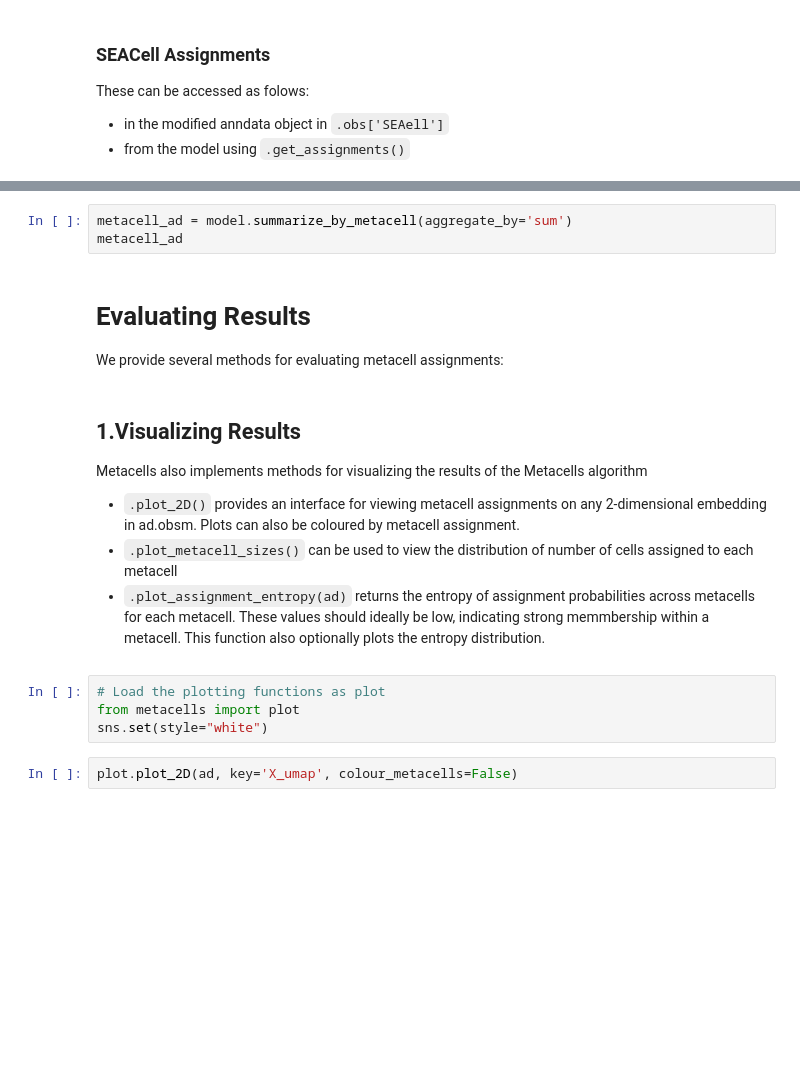
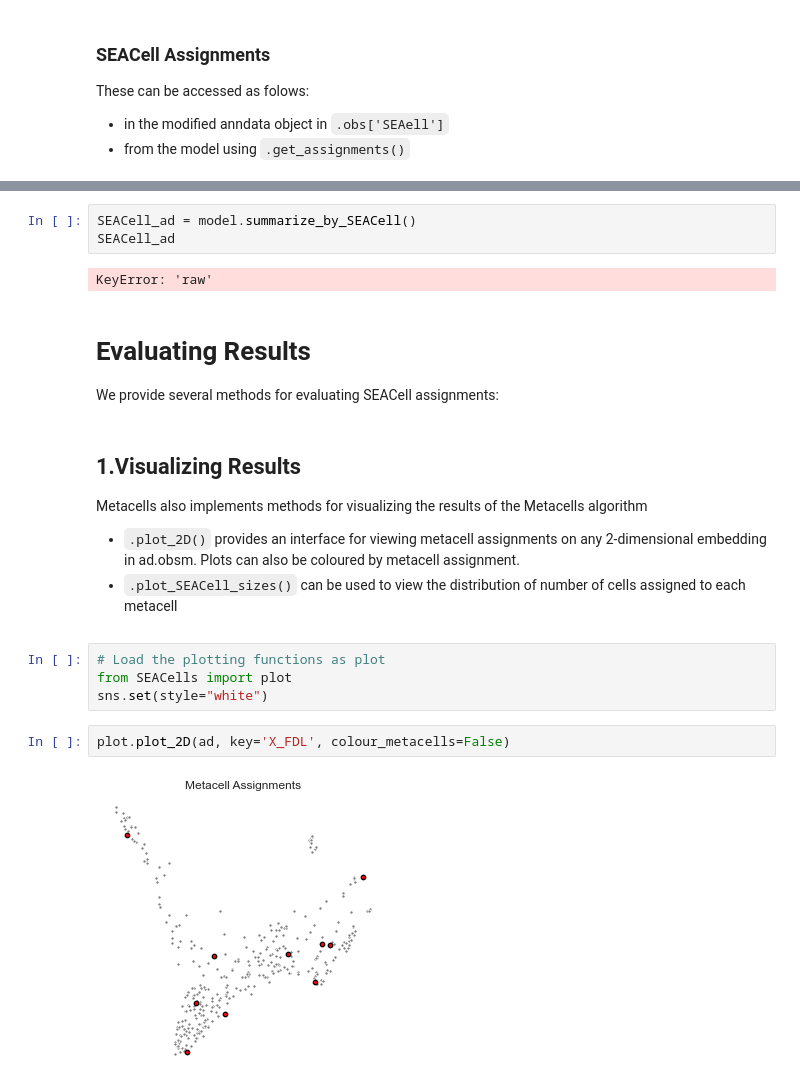
Before and after one commit to dpeerlab/SEACells, a Jupyter notebook: notebooks/example_notebook.ipynb, the cells around one changed output, grey strips where cells are left out. Drawn from its saved outputs; the diff is of its cells as text; blank space fills up the shorter version.

````diff
--- a/notebooks/example_notebook.ipynb
+++ b/notebooks/example_notebook.ipynb
@@ -185,23 +147,26 @@ Datasets can be summarized by metacell by aggregating cells within each metacell
-# %%
-metacell_ad = model.summarize_by_metacell(aggregate_by='sum')
-metacell_ad
+# %%
+SEACell_ad = model.summarize_by_SEACell()
+SEACell_ad
+# %% [output]
+KeyError: 'raw'
 # %% [markdown]
 # Evaluating Results
 
-We provide several methods for evaluating metacell assignments:
+We provide several methods for evaluating SEACell assignments:
 # %% [markdown]
 ## 1.Visualizing Results
 
 Metacells also implements methods for visualizing the results of the Metacells algorithm
     <ul>
         <li>```.plot_2D()``` provides an interface for viewing metacell assignments on any 2-dimensional embedding in ad.obsm. Plots can also be coloured by metacell assignment.
-        <li>```.plot_metacell_sizes()``` can be used to view the distribution of number of cells assigned to each metacell
-        <li>```.plot_assignment_entropy(ad)``` returns the entropy of assignment probabilities across metacells for each metacell. These values should ideally be low, indicating strong memmbership within a metacell. This function also optionally plots the entropy distribution.
+        <li>```.plot_SEACell_sizes()``` can be used to view the distribution of number of cells assigned to each metacell
     </ul>
 # %%
 # Load the plotting functions as plot
-from metacells import plot
+from SEACells import plot
 sns.set(style="white")
 # %%
-plot.plot_2D(ad, key='X_umap', colour_metacells=False)
+plot.plot_2D(ad, key='X_FDL', colour_metacells=False)
+# %% [output]
+[figure, added]
 # %%
````
Also changed, not shown: parts of 21 cells of this notebook, 3 other files.
